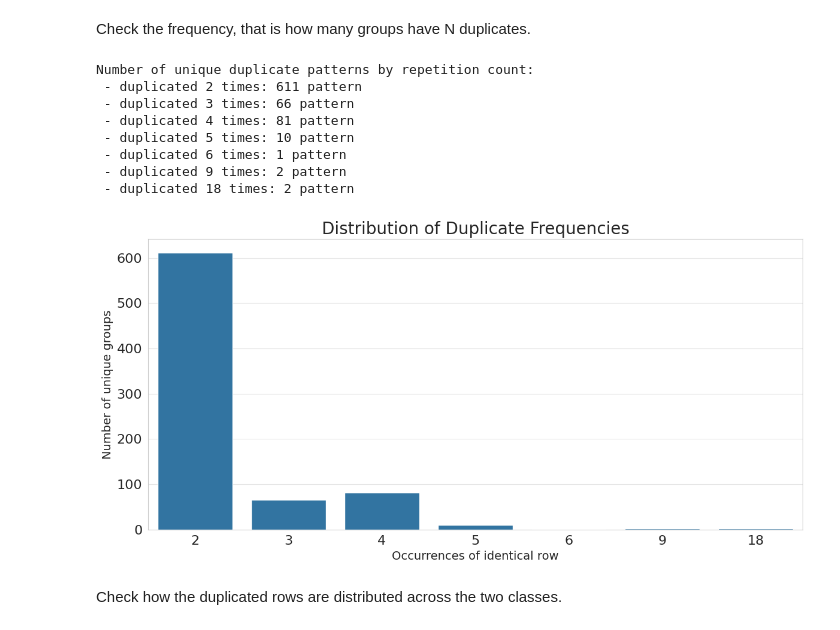
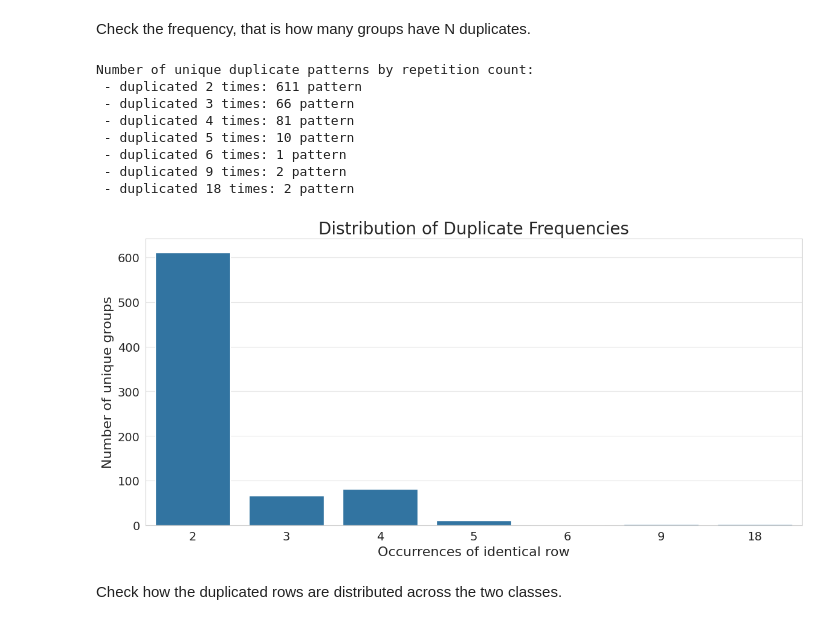
Before and after one commit to LeonardoSaccotelli/Dynamic-Ensemble-Learning-for-Credit-Card-Fraud-Detection, a Jupyter notebook: notebooks/1.0-ls-data-cleaning.ipynb, the cells around one changed output. Drawn from its saved outputs; the diff is of its cells as text; code cells hidden in the pictures.

```diff
--- a/notebooks/1.0-ls-data-cleaning.ipynb
+++ b/notebooks/1.0-ls-data-cleaning.ipynb
@@ -27,6 +27,7 @@ FIGURES_DATA_CLEANING_DIR.mkdir(parents=True, exist_ok=True)
 # %%
 pd.set_option('display.max_columns', None)
 sns.set_style("whitegrid")
+plt.rcParams['font.size'] = '14'
 # %% [markdown]
 ## Data Loading
 We begin by loading the raw credit card fraud dataset. This is the untouched file downloaded from Kaggle. It contains anonymized PCA components (`V1`–`V28`), `Time`, `Amount`, and the `Class` label.
@@ -215,30 +216,28 @@ Check the frequency, that is how many groups have N duplicates.
 # %%
 duplication_frequency = duplicate_groups['count'].value_counts().sort_index()
 print("Number of unique duplicate patterns by repetition count:")
 for repetition, num_groups in duplication_frequency.items():
     print(f" - duplicated {repetition} times: {num_groups} pattern")
 
 plt.figure(figsize=(12, 6))
 sns.barplot(x=duplication_frequency.index, y=duplication_frequency.values)
-plt.xlabel("Occurrences of identical row", fontsize=14)
-plt.ylabel("Number of unique groups", fontsize=14)
-plt.xticks(fontsize=16)
-plt.yticks(fontsize=16)
+plt.xlabel("Occurrences of identical row", fontsize=16)
+plt.ylabel("Number of unique groups", fontsize=16)
 plt.title("Distribution of Duplicate Frequencies", fontsize=20)
 plt.grid(True, axis='y', alpha=0.5)
 plt.tight_layout()
 plt.savefig(FIGURES_DATA_CLEANING_DIR / "duplicated_frequency_distribution.png", dpi=300)
 plt.show()
 # %% [output]
 Number of unique duplicate patterns by repetition count:
  - duplicated 2 times: 611 pattern
  - duplicated 3 times: 66 pattern
  - duplicated 4 times: 81 pattern
  - duplicated 5 times: 10 pattern
  - duplicated 6 times: 1 pattern
  - duplicated 9 times: 2 pattern
  - duplicated 18 times: 2 pattern
-[figure, old version]
+[figure, new version]
 # %% [markdown]
 Check how the duplicated rows are distributed across the two classes.
 # %%
```
Also changed, not shown: parts of 2 cells of this notebook.
